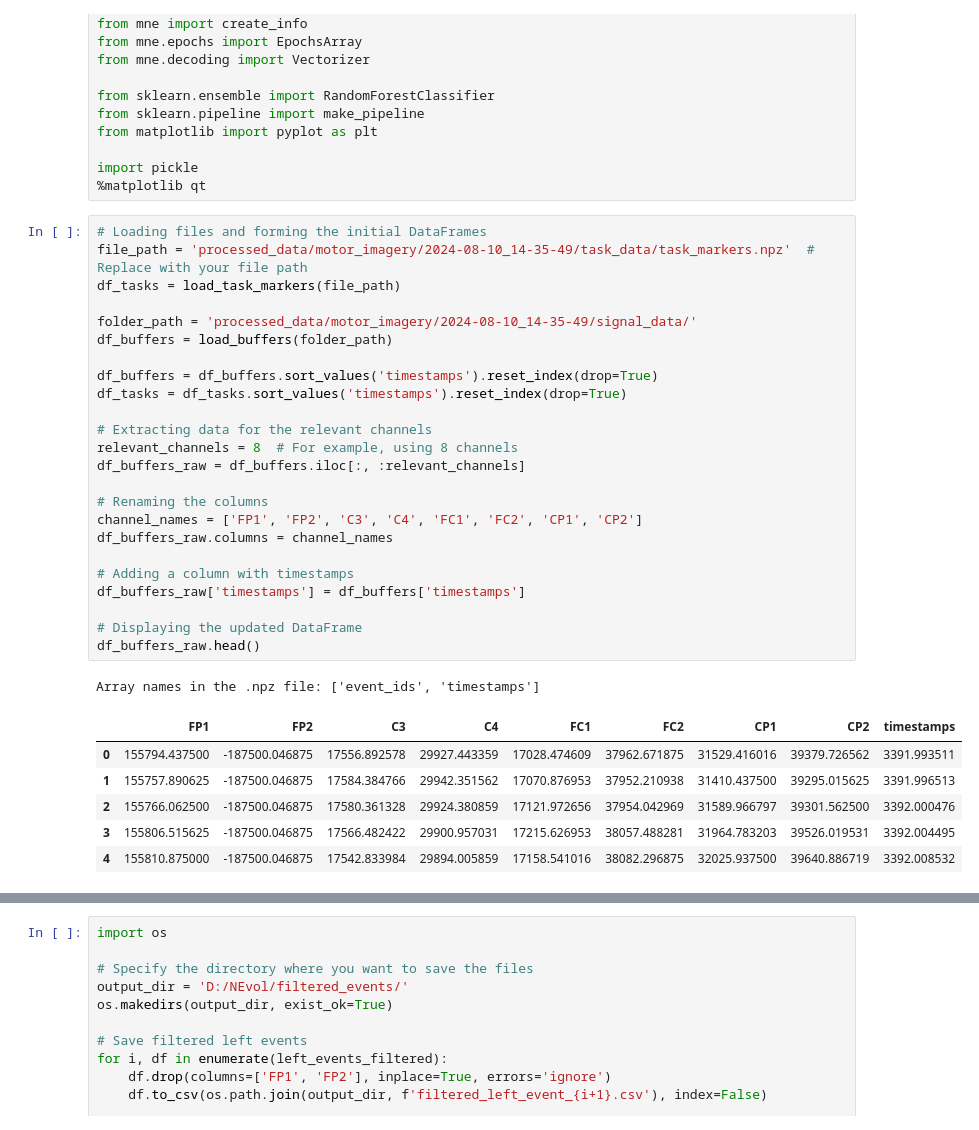
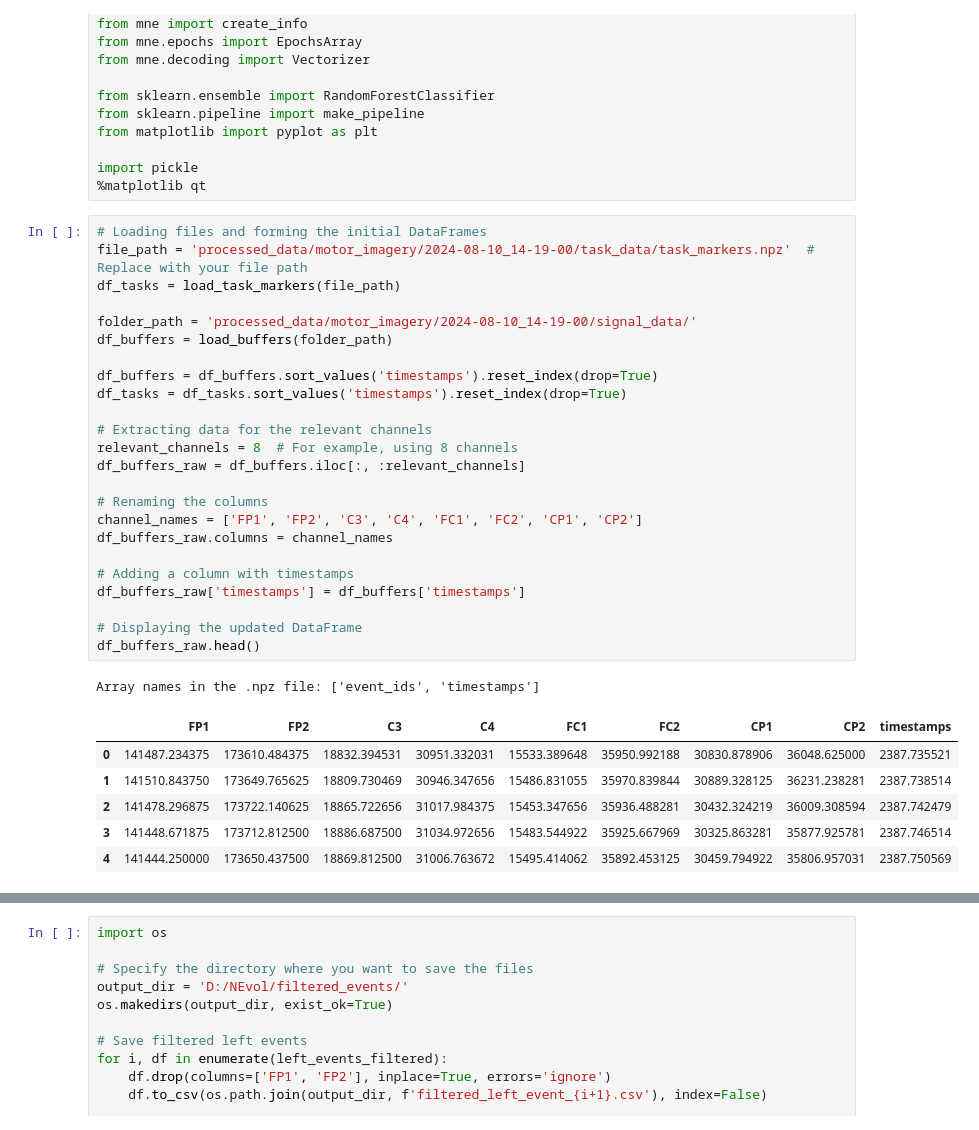
Before and after one commit to cosmicdonut1/NEvol-project, a Jupyter notebook: nzp_preprocessing.ipynb, the cells around one changed output, grey strips where cells are left out. Drawn from its saved outputs; the diff is of its cells as text.

```diff
--- a/nzp_preprocessing.ipynb
+++ b/nzp_preprocessing.ipynb
@@ -18,36 +18,36 @@ import pickle
 %matplotlib qt
 # %%
 # Loading files and forming the initial DataFrames
-file_path = 'processed_data/motor_imagery/2024-08-10_14-35-49/task_data/task_markers.npz'  # Replace with your file path
+file_path = 'processed_data/motor_imagery/2024-08-10_14-19-00/task_data/task_markers.npz'  # Replace with your file path
 df_tasks = load_task_markers(file_path)
 
-folder_path = 'processed_data/motor_imagery/2024-08-10_14-35-49/signal_data/'
+folder_path = 'processed_data/motor_imagery/2024-08-10_14-19-00/signal_data/'
 df_buffers = load_buffers(folder_path)
 
 df_buffers = df_buffers.sort_values('timestamps').reset_index(drop=True)
 df_tasks = df_tasks.sort_values('timestamps').reset_index(drop=True)
 
 # Extracting data for the relevant channels
 relevant_channels = 8  # For example, using 8 channels
 df_buffers_raw = df_buffers.iloc[:, :relevant_channels]
 
 # Renaming the columns
 channel_names = ['FP1', 'FP2', 'C3', 'C4', 'FC1', 'FC2', 'CP1', 'CP2']
 df_buffers_raw.columns = channel_names
 
 # Adding a column with timestamps
 df_buffers_raw['timestamps'] = df_buffers['timestamps']
 
 # Displaying the updated DataFrame
 df_buffers_raw.head()
 # %% [output]
 Array names in the .npz file: ['event_ids', 'timestamps']
 |  | FP1 | FP2 | C3 | C4 | FC1 | FC2 | CP1 | CP2 | timestamps |
-| 0 | 155794.437500 | -187500.046875 | 17556.892578 | 29927.443359 | 17028.474609 | 37962.671875 | 31529.416016 | 39379.726562 | 3391.993511 |
-| 1 | 155757.890625 | -187500.046875 | 17584.384766 | 29942.351562 | 17070.876953 | 37952.210938 | 31410.437500 | 39295.015625 | 3391.996513 |
-| 2 | 155766.062500 | -187500.046875 | 17580.361328 | 29924.380859 | 17121.972656 | 37954.042969 | 31589.966797 | 39301.562500 | 3392.000476 |
-| 3 | 155806.515625 | -187500.046875 | 17566.482422 | 29900.957031 | 17215.626953 | 38057.488281 | 31964.783203 | 39526.019531 | 3392.004495 |
-| 4 | 155810.875000 | -187500.046875 | 17542.833984 | 29894.005859 | 17158.541016 | 38082.296875 | 32025.937500 | 39640.886719 | 3392.008532 |
+| 0 | 141487.234375 | 173610.484375 | 18832.394531 | 30951.332031 | 15533.389648 | 35950.992188 | 30830.878906 | 36048.625000 | 2387.735521 |
+| 1 | 141510.843750 | 173649.765625 | 18809.730469 | 30946.347656 | 15486.831055 | 35970.839844 | 30889.328125 | 36231.238281 | 2387.738514 |
+| 2 | 141478.296875 | 173722.140625 | 18865.722656 | 31017.984375 | 15453.347656 | 35936.488281 | 30432.324219 | 36009.308594 | 2387.742479 |
+| 3 | 141448.671875 | 173712.812500 | 18886.687500 | 31034.972656 | 15483.544922 | 35925.667969 | 30325.863281 | 35877.925781 | 2387.746514 |
+| 4 | 141444.250000 | 173650.437500 | 18869.812500 | 31006.763672 | 15495.414062 | 35892.453125 | 30459.794922 | 35806.957031 | 2387.750569 |
 # %%
 df_markers = df_tasks[df_tasks['event_ids'].isin([1,2,3,4,99,100])]
 
```
Also changed, not shown: parts of 6 cells of this notebook, 1 other file.
